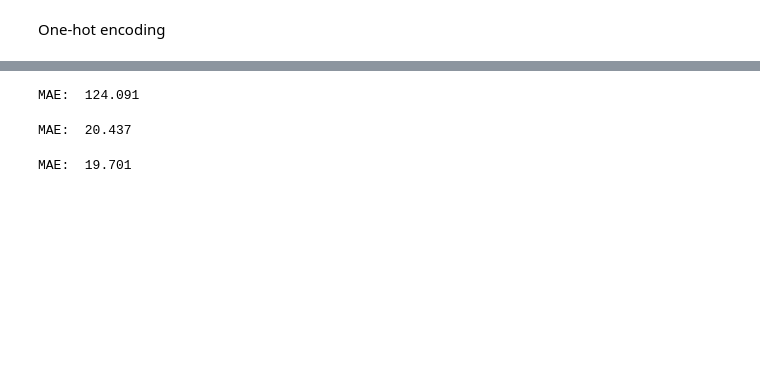
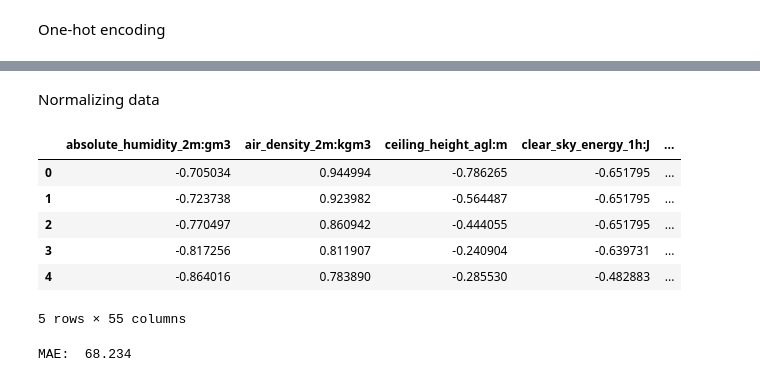
Before and after one commit to mathiasraa/tdt4173-forecasting, a Jupyter notebook: notebooks/siverts_super_model.ipynb, the cells around one changed output, grey strips where cells are left out. Cells and saved outputs as stored; diff of their text form; code cells hidden in the pictures; blank space fills up the shorter version.

```diff
--- a/notebooks/siverts_super_model.ipynb
+++ b/notebooks/siverts_super_model.ipynb
@@ -540 +615,20 @@ Let's test an XG boost only on A
+# %% [markdown]
+Normalizing data
+# %%
+X_train_mean = X_train.mean()
+X_train_std = X_train.std()
+
+X_train = (X_train - X_train_mean) / X_train_std
+X_validate = (X_validate- X_train_mean) / X_train_std
+X_test =  (X_test - X_train_mean) / X_train_std
+
+X_test.head()
+# %% [output]
+|  | absolute_humidity_2m:gm3 | air_density_2m:kgm3 | ceiling_height_agl:m | clear_sky_energy_1h:J | ... |
+| 0 | -0.705034 | 0.944994 | -0.786265 | -0.651795 | ... |
+| 1 | -0.723738 | 0.923982 | -0.564487 | -0.651795 | ... |
+| 2 | -0.770497 | 0.860942 | -0.444055 | -0.651795 | ... |
+| 3 | -0.817256 | 0.811907 | -0.240904 | -0.639731 | ... |
+| 4 | -0.864016 | 0.783890 | -0.285530 | -0.482883 | ... |
+5 rows × 55 columns
 # %%
@@ -559,39 +653,13 @@ prediction_c = model.predict(X_validate_c)
 # %%
-print(
-    "MAE: ",
-    round(
-        mean_absolute_error(
-            y_true=y_validate_a["pv_measurement"],
-            y_pred=prediction_a,
-        ),
-        3,
-    ),
-)
+# print(
+#     "MAE: ",
+#     round(
+#         mean_absolute_error(
+#             y_true=y_validate["pv_measurement"],
+#             y_pred=prediction,
+#         ),
+#         3,
+#     ),
+# )
 # %% [output]
-MAE:  124.091
+MAE:  68.234
-# %%
-print(
-    "MAE: ",
-    round(
-        mean_absolute_error(
-            y_true=y_validate_b["pv_measurement"],
-            y_pred=prediction_b,
-        ),
-        3,
-    ),
-)
-# %% [output]
-MAE:  20.437
-# %%
-print(
-    "MAE: ",
-    round(
-        mean_absolute_error(
-            y_true=y_validate_c["pv_measurement"],
-            y_pred=prediction_c,
-        ),
-        3,
-    ),
-)
-# %% [output]
-MAE:  19.701
```
Also changed, not shown: parts of 34 cells of this notebook, 2 other files.
